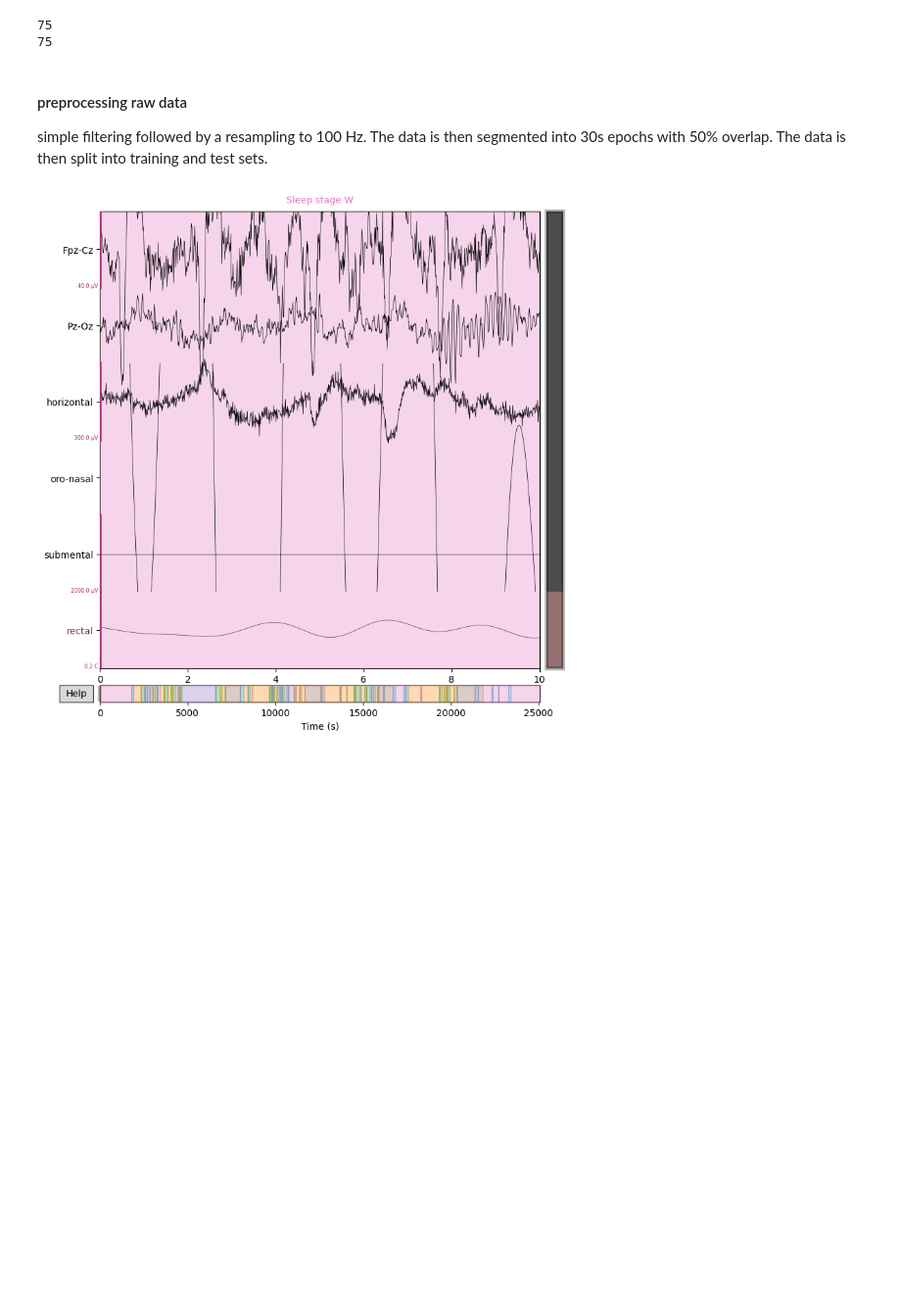
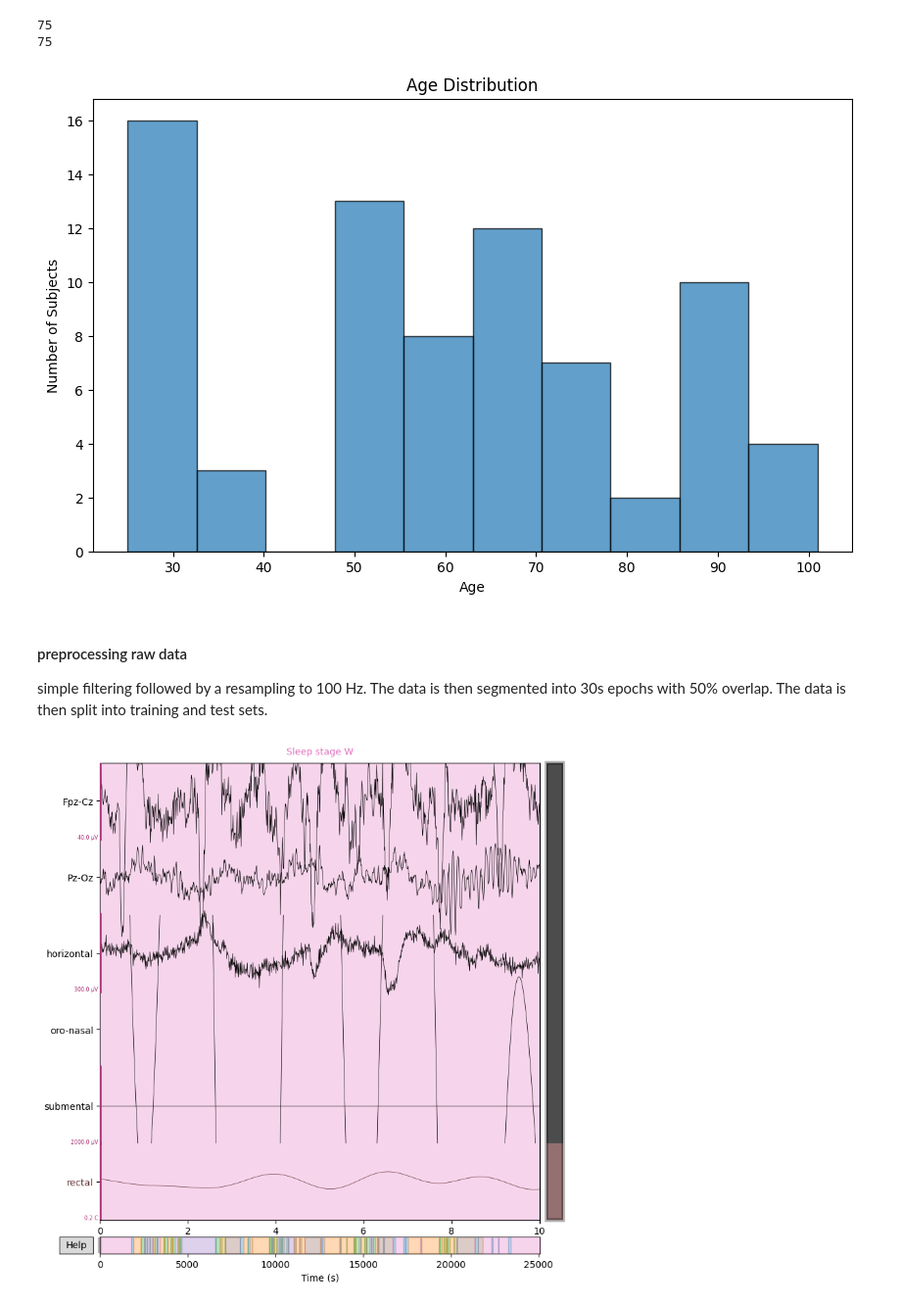
Before and after one commit to rfahrn/Time-Series-Exercises, a Jupyter notebook: project_part5.ipynb, the cells around one changed output. Shown at 98% size. Cells and saved outputs as stored; diff of their text form; code cells hidden in the pictures; blank space fills up the shorter version.

```diff
--- a/project_part5.ipynb
+++ b/project_part5.ipynb
@@ -111,6 +111,10 @@ ages, genders = fetch_demographics(fnames)
 # %% [output]
 75
 75
+# %%
+plot_age_distribution(ages)
+# %% [output]
+[figure, added]
 # %%
 # subset later subjects over 80 and under 30
 def create_subset(fnames, ages, min_age=30, max_age=80):
```
Also changed, not shown: parts of 12 cells of this notebook, 5 other files.
